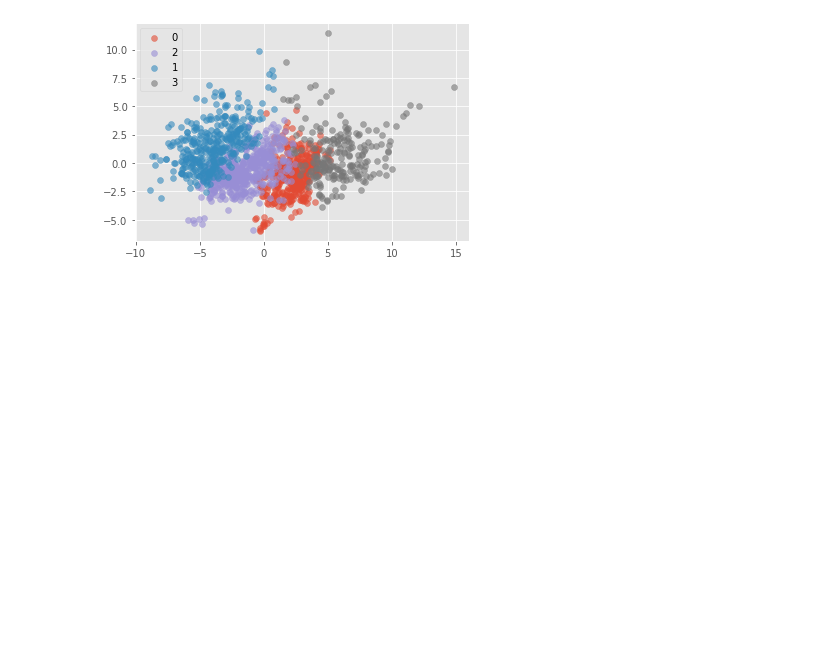
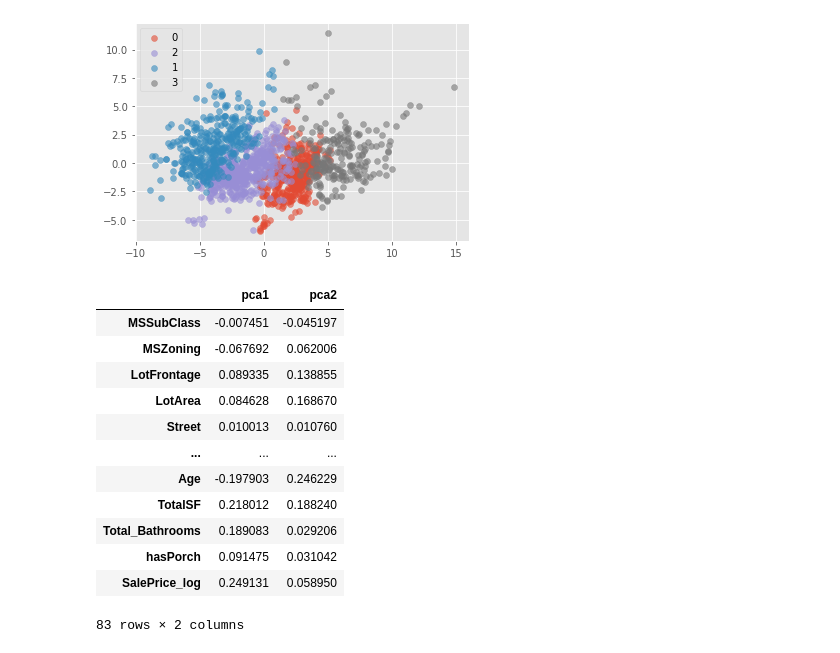
Before and after one commit to satmat/study_kaggle, a Jupyter notebook: house-prices.ipynb, the cells around one changed output. Cells and saved outputs as stored; diff of their text form; code cells hidden in the pictures; blank space fills up the shorter version.

Commit message:
Kaggle Notebook | house-prices | Version 19 Pythonで動かして学ぶKaggleデータ分析入門 ～p.275

```diff
--- a/house-prices.ipynb
+++ b/house-prices.ipynb
@@ -715,31 +715,49 @@ cluster_mean = train_scaled_df[["km_cluster", "SalePrice", "TotalSF", "OverallQu
 # リスト4.104 転置処理を施して可視化
 cluster_mean = cluster_mean.T
 #cluster_mean
 
 #cluster_mean[1:].plot(figsize=(12, 10), kind="barh", subplots=True, layout=(1, 4), sharey=True)
 
 # p.271 主成分分析用のライブラリをインポートする
 # リスト4.105 PCAパッケージのインポート
 from sklearn.decomposition import PCA
 
 # p.272 リスト4.106 主成分の数を指定
 pca = PCA(n_components=2)
 house_pca = pca.fit(train_scaled).transform(train_scaled)
 # house_pca
 
 # p.272 リスト4.107 出力結果をDataFrame形式に変換してもとのDataFrameと結合
 house_pca_df = pd.DataFrame(house_pca)
 house_pca_df.columns = ["pca1", "pca2"]
 train_scaled_df = pd.concat([train_scaled_df, house_pca_df], axis=1)
 train_scaled_df
 
 # p.273 主成分分析の結果を可視化
 my_colors = plt.rcParams['axes.prop_cycle'].by_key()['color']
 for cl in train_scaled_df['km_cluster'].unique():
     plt.scatter(train_scaled_df.loc[train_scaled_df["km_cluster"] == cl, 'pca1'], train_scaled_df.loc[train_scaled_df["km_cluster"] == cl, "pca2"], label=cl, c=my_colors[cl], alpha=0.6)
 plt.legend()
 plt.show()
 
-# リスト4.109 見やすいように転置
+# リスト4.109 見やすいように転置（行と列を変換）
+pca_comp_df = pd.DataFrame(pca.components_, columns=train_scaled_df.drop(["km_cluster", "pca1", "pca2"], axis=1).columns).T
+pca_comp_df.columns = ["pca1", "pca2"]
+pca_comp_df
+
+# p.276 ハイクラスな家の条件を分析・可視化する
 # %% [output]
 [figure]
+|  | pca1 | pca2 |
+| MSSubClass | -0.007451 | -0.045197 |
+| MSZoning | -0.067692 | 0.062006 |
+| LotFrontage | 0.089335 | 0.138855 |
+| LotArea | 0.084628 | 0.168670 |
+| Street | 0.010013 | 0.010760 |
+| ... | ... | ... |
+| Age | -0.197903 | 0.246229 |
+| TotalSF | 0.218012 | 0.188240 |
+| Total_Bathrooms | 0.189083 | 0.029206 |
+| hasPorch | 0.091475 | 0.031042 |
+| SalePrice_log | 0.249131 | 0.058950 |
+83 rows × 2 columns
```
Also changed, not shown: parts of 2 cells of this notebook.
